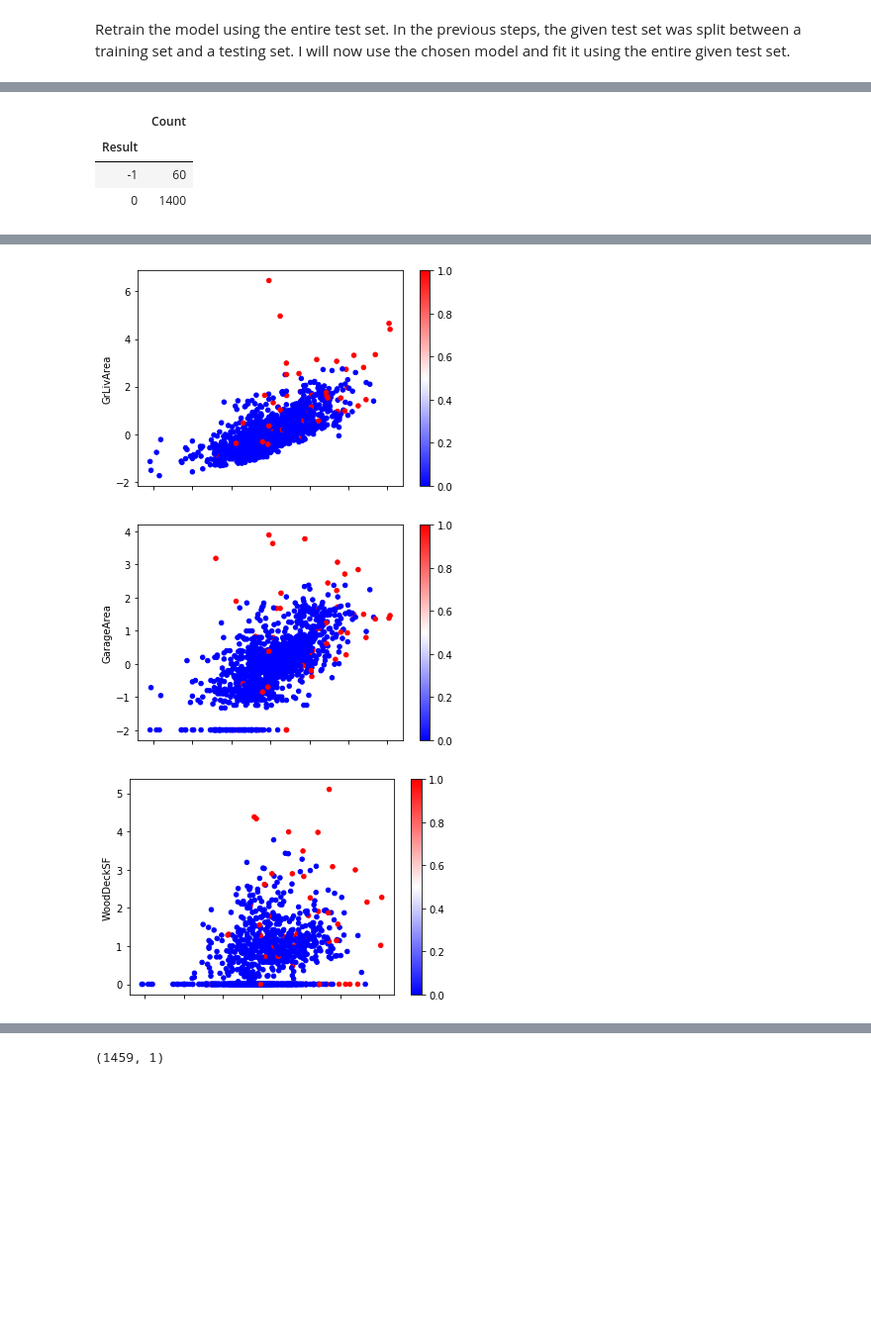
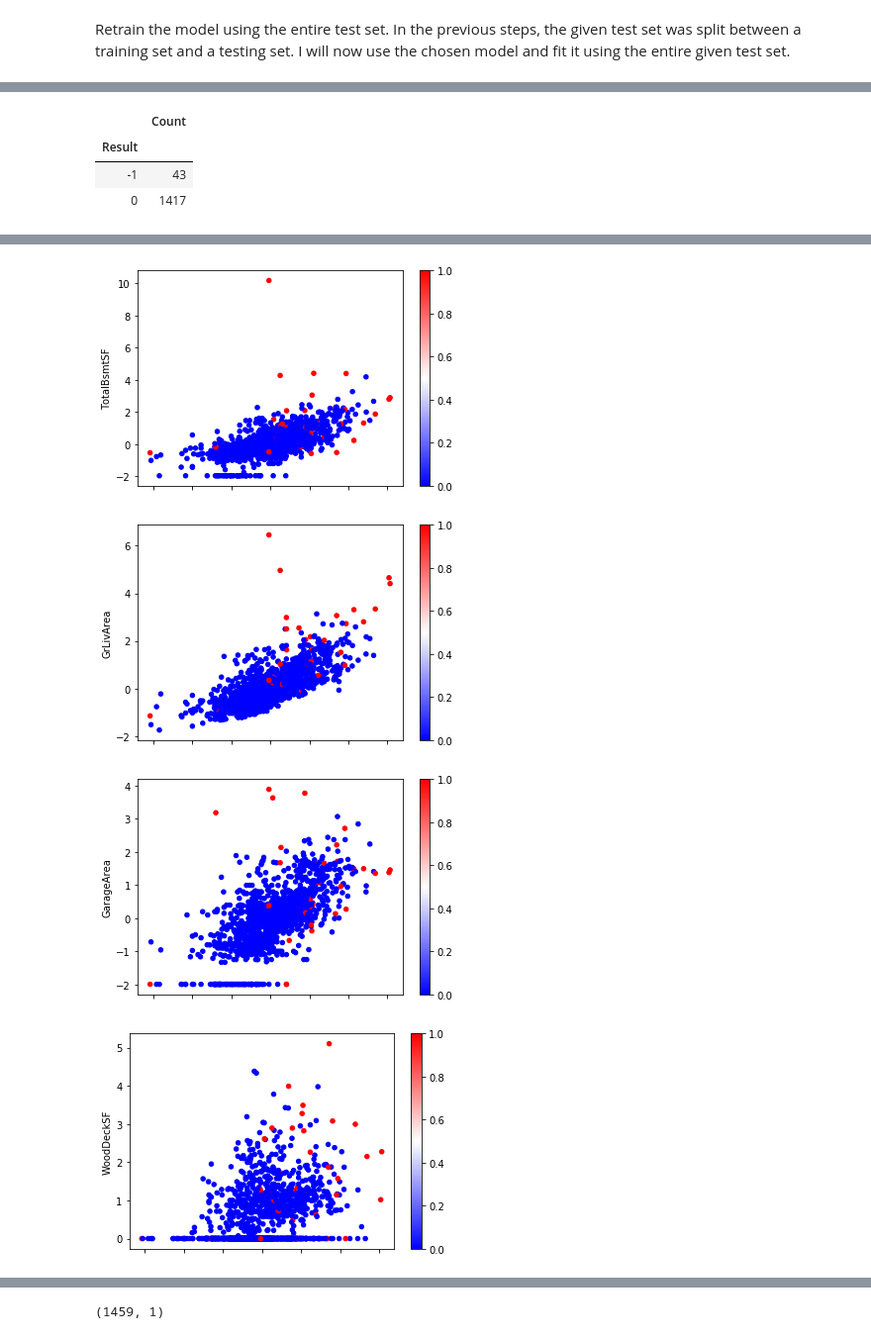
Before and after one commit to KathrynDH/Housing-Prices-Kaggle, a Jupyter notebook: lassocv-model-house-prices-advanced-reg.ipynb, the cells around one changed output, grey strips where cells are left out. Shown at 99% size. Cells and saved outputs as stored; diff of their text form; code cells hidden in the pictures; blank space fills up the shorter version.

```diff
--- a/lassocv-model-house-prices-advanced-reg.ipynb
+++ b/lassocv-model-house-prices-advanced-reg.ipynb
@@ -210,6 +209,6 @@ I will test eps=0.00015 in another notebook and compare the two models.
 # %%
 #first reduce the number of features to speed up recursive feature elimination
-est = linear_model.LassoCV(eps=0.00085,cv=5,random_state=5)
+est = linear_model.LassoCV(eps=0.00015,cv=5,random_state=5)
 ft = SelectFromModel(est)
 
 # recursive feature elimination
@@ -242,0 +245,5 @@ display(X_train.head())
+# %%
+dfXtr = transform_data(X.loc[X_train.index,:])
+for col in list(set(X_train.columns) - set(dfXtr.columns)):
+    dfXtr[col]=np.zeros(len(dfXtr.index))
+dfXtr[X_train.columns]
@@ -398,7 +443,7 @@ def get_eps(df,max_percent=9):
         for i in range(1,50):
             check_outliers = DBSCAN(eps=i)
             clusters = check_outliers.fit_predict(df)
-            outliers_found = [i for i in clusters if i !=0]
+            outliers_found = [x for x in clusters if x !=0]
             if (len(outliers_found)/len(clusters)*100) < max_percent:
                 j = i-1
                 for p in range(1,3):
@@ -406,7 +451,7 @@ def get_eps(df,max_percent=9):
                         j = j + 1/(10**p)
                         check_outliers = DBSCAN(eps=j)
                         clusters = check_outliers.fit_predict(df)
-                        outliers_found = [i for i in clusters if i !=0]
+                        outliers_found = [x for x in clusters if x !=0]
                         if (len(outliers_found)/len(clusters)*100)<= max_percent:
                             if p != 2:
                                 j = j-(1/(10**p))
@@ -630,6 +690,6 @@ Done
 # %%
 #Remove potential outliers
-eps = get_eps(X1[num_feature_dfX],5)
+eps = get_eps(X1[num_feature_dfX],3)
 check_outliers = DBSCAN(eps=eps)
 clustersX = check_outliers.fit_predict(X1[num_feature_dfX])
 resultsX = pd.DataFrame({'Result':clustersX,'Count':X1[num_feature_dfX].index},index=X1[num_feature_dfX].index)
@@ -641,4 +703,4 @@ Epsilon= 1.21 , Outliers:  60 ,  4.11 %
 |  | Count |
 | Result |  |
-| -1 | 60 |
-| 0 | 1400 |
+| -1 | 43 |
+| 0 | 1417 |
@@ -647,3 +709,4 @@ Epsilon= 1.21 , Outliers:  60 ,  4.11 %
-[figure, old version]
+[figure, new version]
-[figure, old version]
+[figure, new version]
-[figure, old version]
+[figure, new version]
+[figure, added]
```
Also changed, not shown: parts of 26 cells of this notebook.
